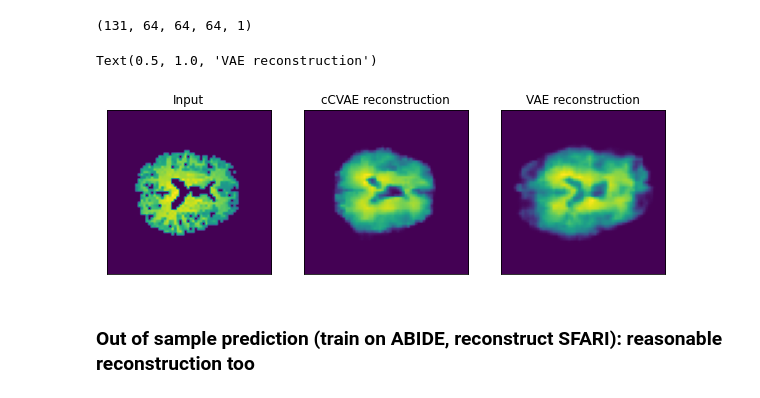
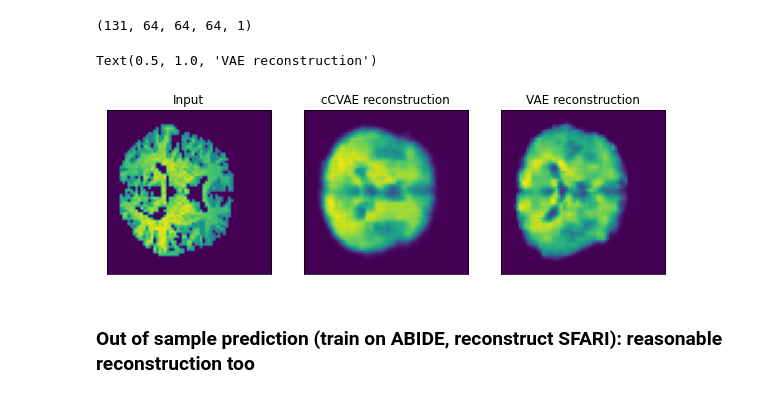
Before and after one commit to Aglinskas/BC-MRI-AE, a Jupyter notebook: Colab Notebooks/results-cVAE-32-dimensions-andromeda.ipynb, the cells around one changed output. Drawn from its saved outputs; the diff is of its cells as text; code cells hidden in the pictures.

```diff
--- a/Colab Notebooks/results-cVAE-32-dimensions-andromeda.ipynb
+++ b/Colab Notebooks/results-cVAE-32-dimensions-andromeda.ipynb
@@ -98,7 +126,7 @@ dxArr[np.array(df['Subject Type']=='PATIENT')]=2
 # fn = '/mmfs1/data/aglinska/tf_outputs/VAE/VAE_2D_b64_NoDis_g1'
 
 latent_dim=32;batch_size=64;disentangle=False;gamma=1
-encoder, decoder, vae = get_MRI_CVAE_3D(input_shape=(64, 64, 64, 1), latent_dim=latent_dim, batch_size=batch_size, disentangle=disentangle, gamma=gamma)
+encoder, decoder, vae = get_MRI_VAE_3D(input_shape=(64, 64, 64, 1), latent_dim=latent_dim, batch_size=batch_size, disentangle=disentangle, gamma=gamma)
 fn = '/mmfs1/data/aglinska/tf_outputs/VAE/Jan12th_16d'
 
 
@@ -172,0 +183,12 @@ Two checkpoint references resolved to different objects (<tensorflow.python.kera
+# %%
+## CVAE 32 dimensions, disentangled, Jan 12th
+latent_dim = 16;batch_size = 64;beta = 1;gamma=1;disentangle=True
+cvae, z_encoder, s_encoder, cvae_decoder = get_MRI_CCVAE_3D(latent_dim=latent_dim,beta=beta, disentangle=disentangle, gamma=gamma, bias=True)
+fn = '/mmfs1/data/aglinska/tf_outputs/CVAE/Feb_3d_16D_Dis_fixed'
+
+loss = list()
+if os.path.exists(fn+'_loss.pickle'):
+    print('loading weights')
+    loss = pickle.load(open(fn+'_loss.pickle','rb'))
+    cvae.load_weights(fn)
+print(fn)
@@ -173,3 +204,18 @@ Two checkpoint references resolved to different objects (<tensorflow.python.kera
+# %%
+def cvae_predict(mats):
+    #mats = [inMat,inMat]
+
+    z = z_encoder.predict(mats[1])[2]
+    e = np.zeros(z.shape)
+    out2 = cvae_decoder.predict(np.hstack((z,e)))
+
+
+    s = s_encoder.predict(mats[0])[2]
+    z = z_encoder.predict(mats[0])[2]
+    out1 = cvae_decoder.predict(np.hstack((z,s)))
+
+
+    return out1,out2
 # %%
 inMat = ABIDE_data[0:5,:,:,:];
 
@@ -195,7 +241,7 @@ SFARI_data.shape
 ['data', 'subs']
 (131, 64, 64, 64)
 # %%
-ps_CCVAE = cvae.predict([SFARI_data[:,:,:,:],SFARI_data[:,:,:,:]])
+ps_CCVAE = cvae_predict([SFARI_data[:,:,:,:],SFARI_data[:,:,:,:]])
 ps_CVAE = vae.predict(SFARI_data[:,:,:,:])
 # %%
 print(ps_CVAE.shape)
@@ -203,19 +249,19 @@ print(ps_CVAE.shape)
 (131, 64, 64, 64, 1)
 # %%
 plt.figure(figsize=(10,15))
-s = 25;k = 35
+s = 16;k = 40
 plt.subplot(1,3,1)
 plt.imshow(SFARI_data[s,:,:,k]);plt.xticks([]);plt.yticks([]);plt.title('Input')
 plt.subplot(1,3,2)
 plt.imshow(ps_CCVAE[1][s,:,:,k,0]);plt.xticks([]);plt.yticks([]);plt.title('cCVAE reconstruction')
 
 plt.subplot(1,3,3)
 #plt.imshow(SFARI_data[s,:,:,k]);plt.xticks([]);plt.yticks([]);plt.title('Input')
 #plt.subplot(2,2,4)
 plt.imshow(ps_CVAE[s,:,:,k,0]);plt.xticks([]);plt.yticks([]);plt.title('VAE reconstruction')
 # %% [output]
 Text(0.5, 1.0, 'VAE reconstruction')
-[figure, old version]
+[figure, new version]
 # %% [markdown]
 ### Out of sample prediction (train on ABIDE, reconstruct SFARI): reasonable reconstruction too
 # %%
```
Also changed, not shown: parts of 75 cells of this notebook, 8 other files.
